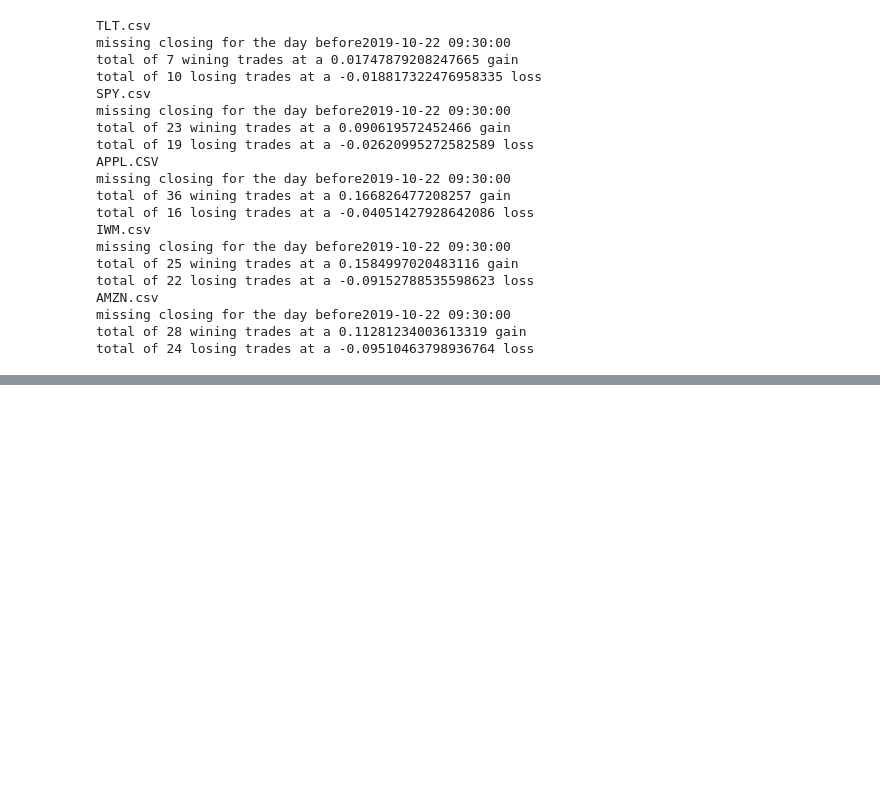
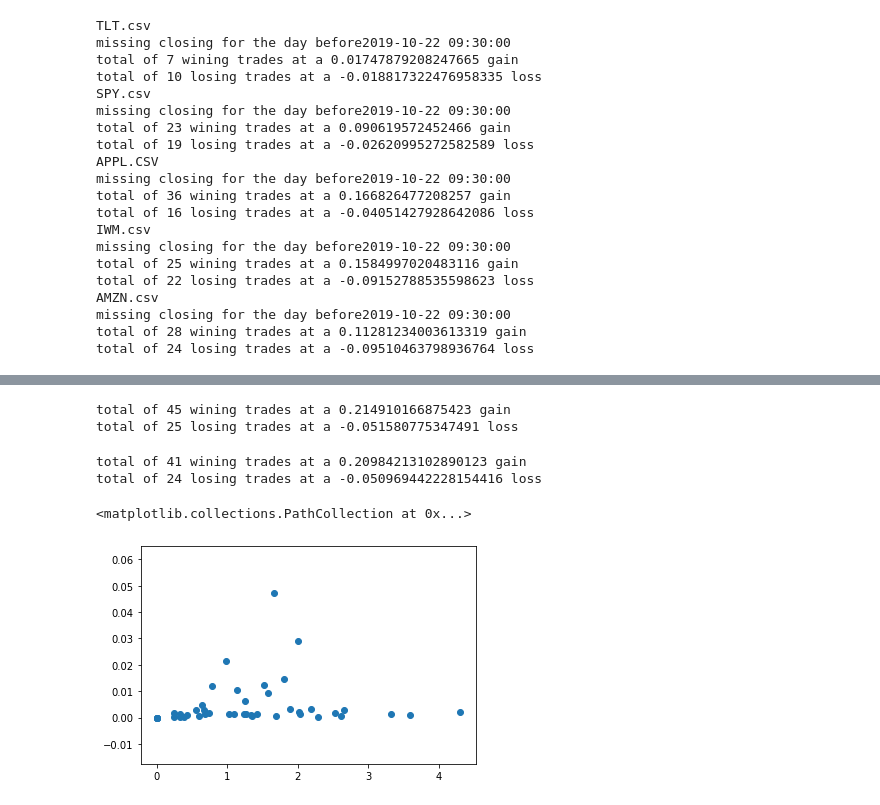
Before and after one commit to chanqingzhou/VWAPTester, a Jupyter notebook: tester.ipynb, the cells around one changed output, grey strips where cells are left out. Drawn from its saved outputs; the diff is of its cells as text; code cells hidden in the pictures; blank space fills up the shorter version.

```diff
--- a/tester.ipynb
+++ b/tester.ipynb
@@ -572,7 +579,7 @@ total of 1 wining trades at a 0.001598394066443215 gain
 total of 0 losing trades at a 0 loss
 # %%
 # 2 hour window instead of 30 mins
-files = ['TLT.csv','SPY.csv','APPL.CSV', 'IWM.csv' ,'AMZN.csv']
+files =
 for filename in files:
     data = pd.read_csv(filename)
     print(filename)
@@ -609,0 +849,36 @@ total of 24 losing trades at a -0.09510463798936764 loss
+# %%
+total_win = 0
+total_lose =0
+win_counter = 0
+lose_counter = 0
+for i in win_list:
+     if i[4]> 0:
+        win_counter  +=1
+        total_win +=i[1]
+for i in lose_list:
+    if i[4]> 0:
+        lose_counter +=1
+        total_lose +=i[1]
+print("total of {} wining trades at a {} gain".format(str(win_counter),str(total_win)))
+print("total of {} losing trades at a {} loss".format(str(lose_counter),str(total_lose)))
+# %% [output]
+total of 45 wining trades at a 0.214910166875423 gain
+total of 25 losing trades at a -0.051580775347491 loss
+# %%
+total_win = 0
+total_lose =0
+win_counter = 0
+lose_counter = 0
+for i in win_list:
+     if i[4]<6:
+        win_counter  +=1
+        total_win +=i[1]
+for i in lose_list:
+    if i[4] <6:
+        lose_counter +=1
+        total_lose +=i[1]
+print("total of {} wining trades at a {} gain".format(str(win_counter),str(total_win)))
+print("total of {} losing trades at a {} loss".format(str(lose_counter),str(total_lose)))
+# %% [output]
+total of 41 wining trades at a 0.20984213102890123 gain
+total of 24 losing trades at a -0.050969442228154416 loss
@@ -609,0 +887,7 @@ total of 24 losing trades at a -0.09510463798936764 loss
+# %%
+plot = [i[4] if i[4]<5 else 0 for i in win_list]
+y = [i[1] if i[4]<5 else 0 for i in win_list]
+plt.scatter(plot,y)
+# %% [output]
+<matplotlib.collections.PathCollection at 0x...>
+[figure, added]
```
Also changed, not shown: parts of 17 cells of this notebook, 4 other files.
